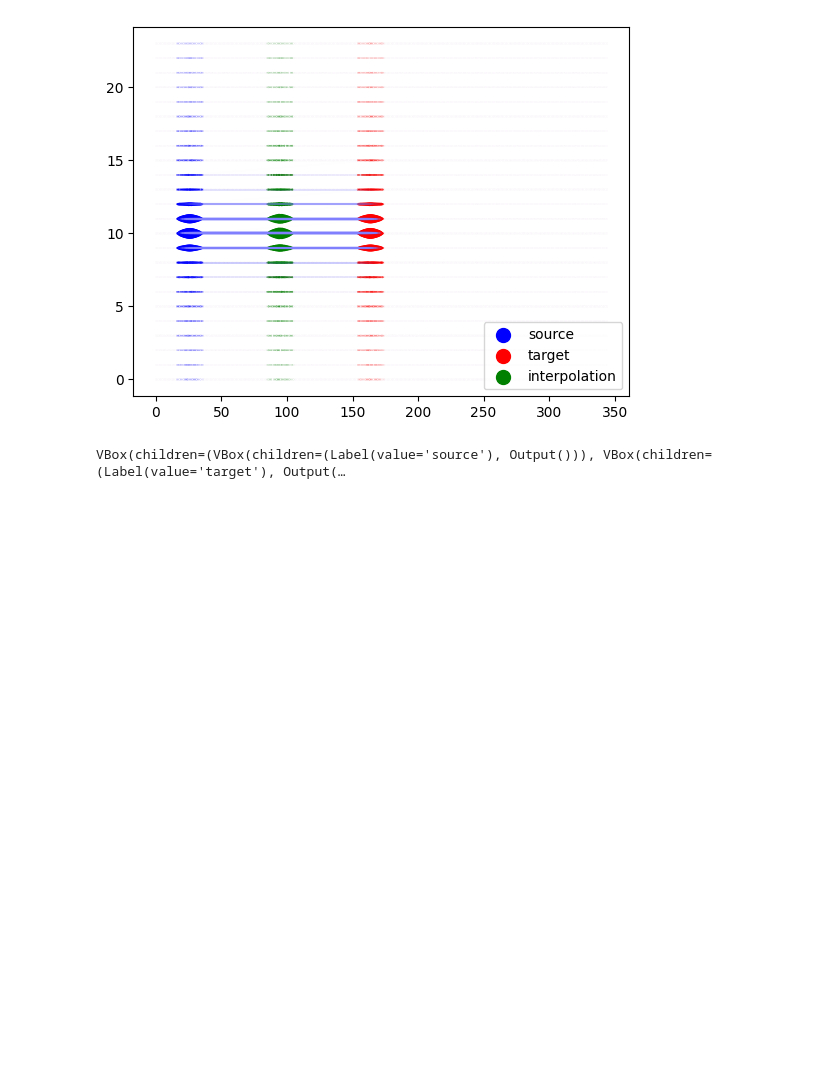
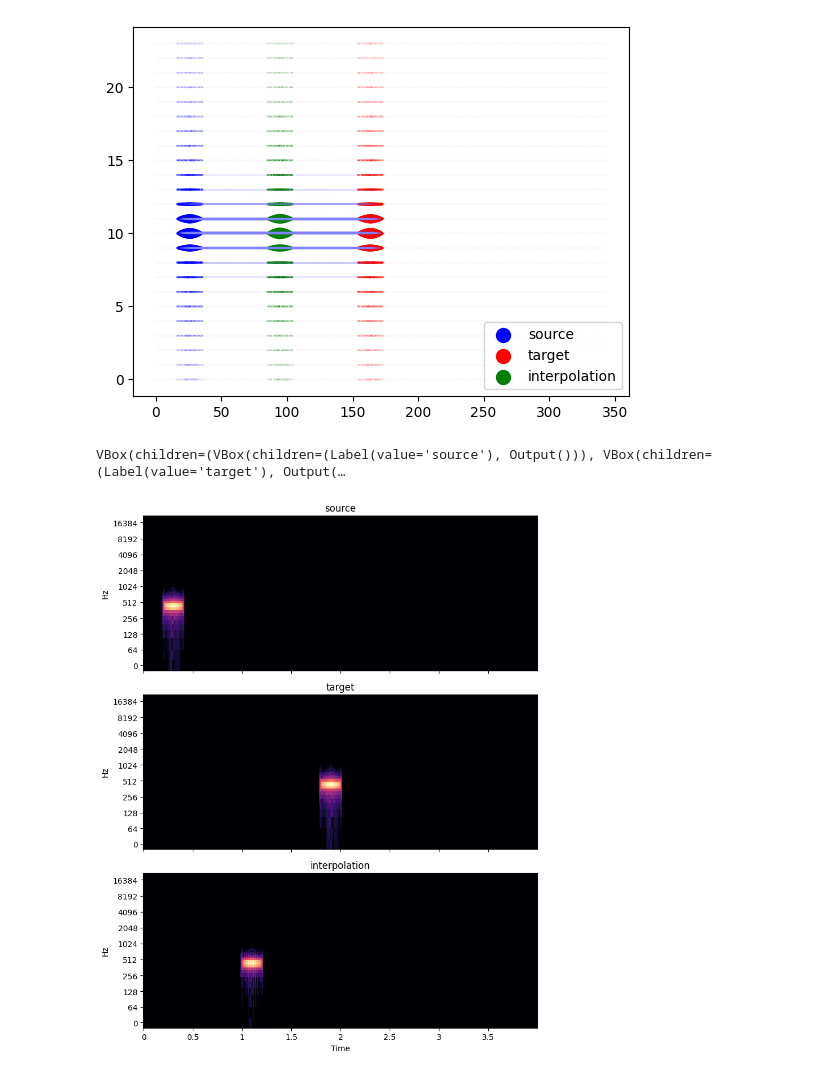
Before and after one commit to zaquastier/audiot, a Jupyter notebook: experiments/2d/2d-synthetic-sounds-horizontal.ipynb, the cells around one changed output. Cells and saved outputs as stored; diff of their text form; code cells hidden in the pictures; blank space fills up the shorter version.

```diff
--- a/experiments/2d/2d-synthetic-sounds-horizontal.ipynb
+++ b/experiments/2d/2d-synthetic-sounds-horizontal.ipynb
@@ -189,3 +191,21 @@ grid = widgets.VBox(audio_widgets)
 grid
 # %% [output]
 VBox(children=(VBox(children=(Label(value='source'), Output())), VBox(children=(Label(value='target'), Output(…
+# %%
+fig, axs = plt.subplots(3, 1, figsize=(8, 10), sharex=True, sharey=True)
+titles = ['source', 'target', 'interpolation']
+spectrograms = [source_stft, target_stft, interpolation_stft]
+
+for ax, spectrogram, title in zip(axs.flatten(), spectrograms, titles):
+    img = librosa.display.specshow(librosa.amplitude_to_db(spectrogram, ref=np.max),
+                                   ax=ax,
+                                   x_axis='time', # issue
+                                   y_axis='log',
+                                   sr=sr)
+    ax.set_title(title)
+    ax.label_outer()
+
+plt.tight_layout()
+plt.show()
+# %% [output]
+[figure, added]
```
Also changed, not shown: parts of 1 cell of this notebook, 8 other files.
